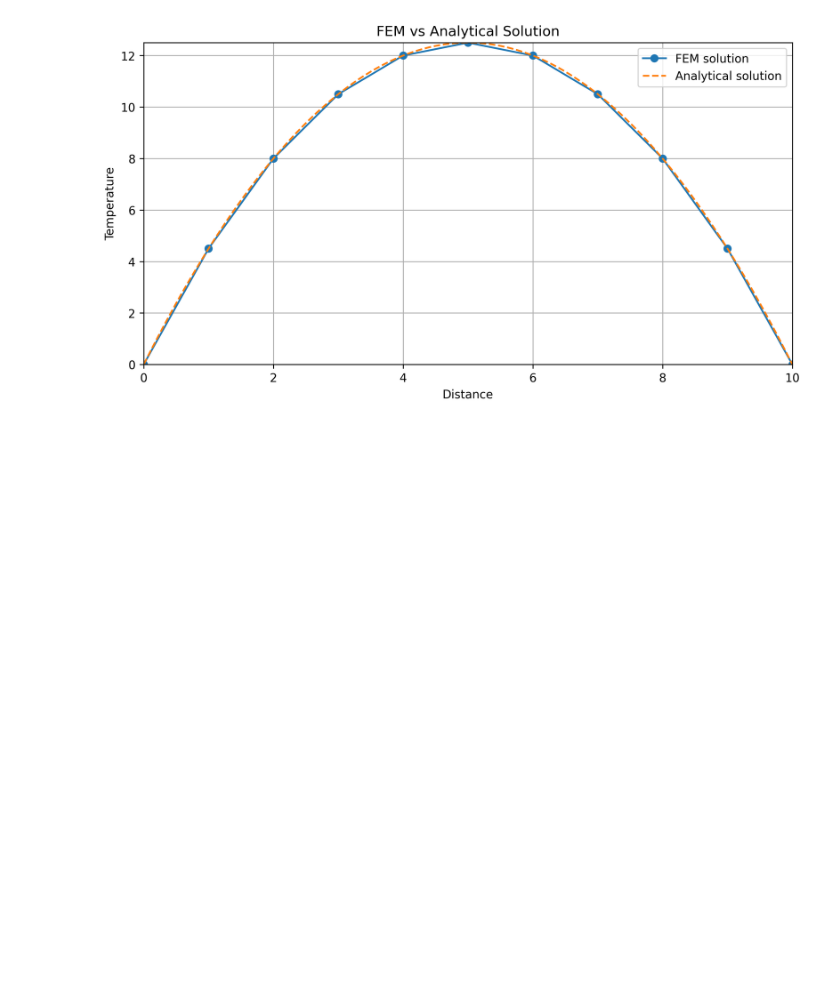
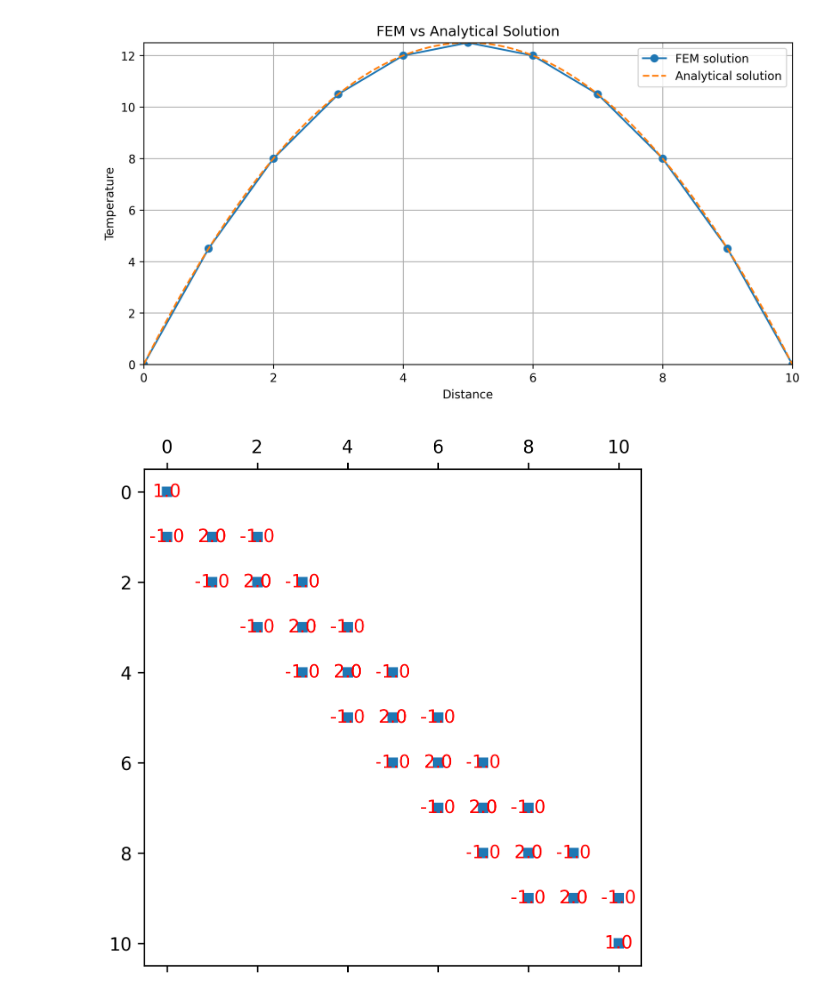
Before and after one commit to lruepke/HTF_lecture, a Jupyter notebook: summer2024/lecture3/jupyter/fem_1d_numerical.ipynb, the cells around one changed output. Cells and saved outputs as stored; diff of their text form; code cells hidden in the pictures; blank space fills up the shorter version.

```diff
--- a/summer2024/lecture3/jupyter/fem_1d_numerical.ipynb
+++ b/summer2024/lecture3/jupyter/fem_1d_numerical.ipynb
@@ -67,7 +67,7 @@ for iel in range(nel):
     # Create connectivity indices for the current element
     I[iel, :] = np.tile(EL2NOD[iel, :], (nnodel, 1)).T.ravel()
     J[iel, :] = np.tile(EL2NOD[iel, :], (nnodel, 1)).ravel()
-    K[iel, :] = Ael.reshape(nnodel * nnodel)
+    K[iel, :] = Ael.ravel()
 
     # Assemble the global right-hand side vector
     Rhs_all[EL2NOD[iel, :]] += Rhs_el
@@ -113,3 +113,16 @@ ax.grid(True)
 plt.show()
 # %% [output]
 [figure]
+# %%
+plt.figure(figsize=(5, 5))
+plt.spy(A_all, markersize=5)
+
+# Iterate over the non-zero elements and add text annotations
+nonzero_rows, nonzero_cols = A_all.nonzero()
+for i in range(len(nonzero_rows)):
+    plt.text(nonzero_cols[i], nonzero_rows[i], str(A_all[nonzero_rows[i], nonzero_cols[i]]),
+             color='r', ha='center', va='center')
+
+plt.show()
+# %% [output]
+[figure, added]
```
Also changed, not shown: 13 other files.
